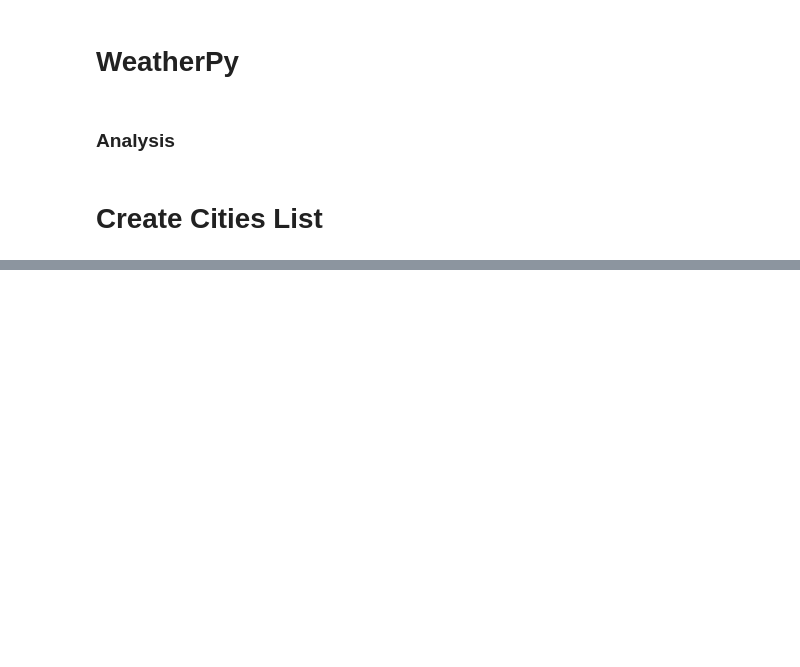
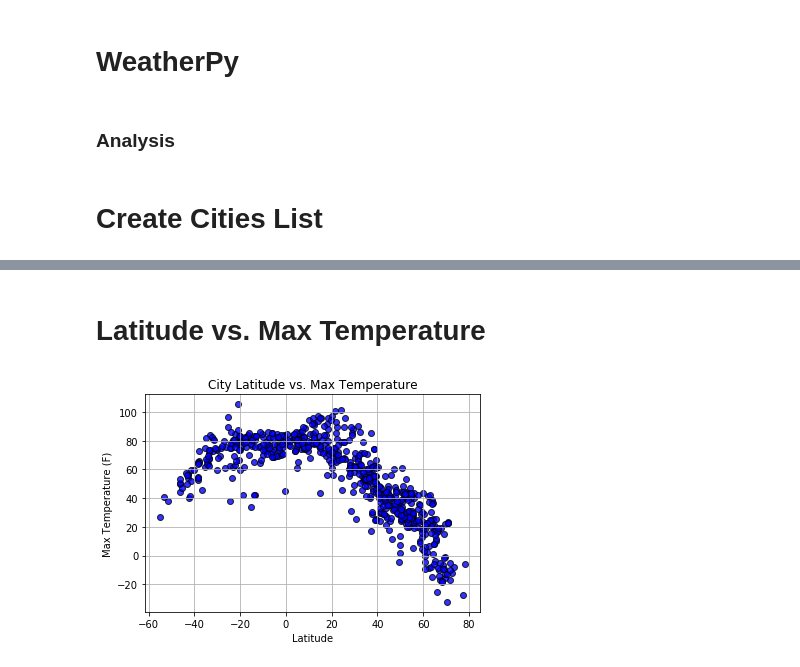
Before and after one commit to toncus/Project-6-PythonAPIs, a Jupyter notebook: WeatherPy.ipynb, the cells around one changed output, grey strips where cells are left out. Drawn from its saved outputs; the diff is of its cells as text; code cells hidden in the pictures; blank space fills up the shorter version.

```diff
--- a/WeatherPy.ipynb
+++ b/WeatherPy.ipynb
@@ -50,0 +202,26 @@ len(cities)
+# %% [markdown]
+# Latitude vs. Max Temperature
+# %%
+# latitude vs. Max Temperature
+plt.scatter(lats,
+            max_temps,
+            color="blue",
+            edgecolor="black",
+            linewidths=1,
+            marker="o",
+            alpha=0.8,
+            label="Cities")
+
+# Add Chart Labels
+plt.title("City Latitude vs. Max Temperature")
+plt.ylabel("Max Temperature (F)")
+plt.xlabel("Latitude")
+plt.grid(True)
+
+#Save Plot
+plt.savefig("ClatvMTemp.png")
+
+#Show Plot
+plt.show()
+# %% [output]
+[figure, added]
```
Also changed, not shown: parts of 19 cells of this notebook, 5 other files.
